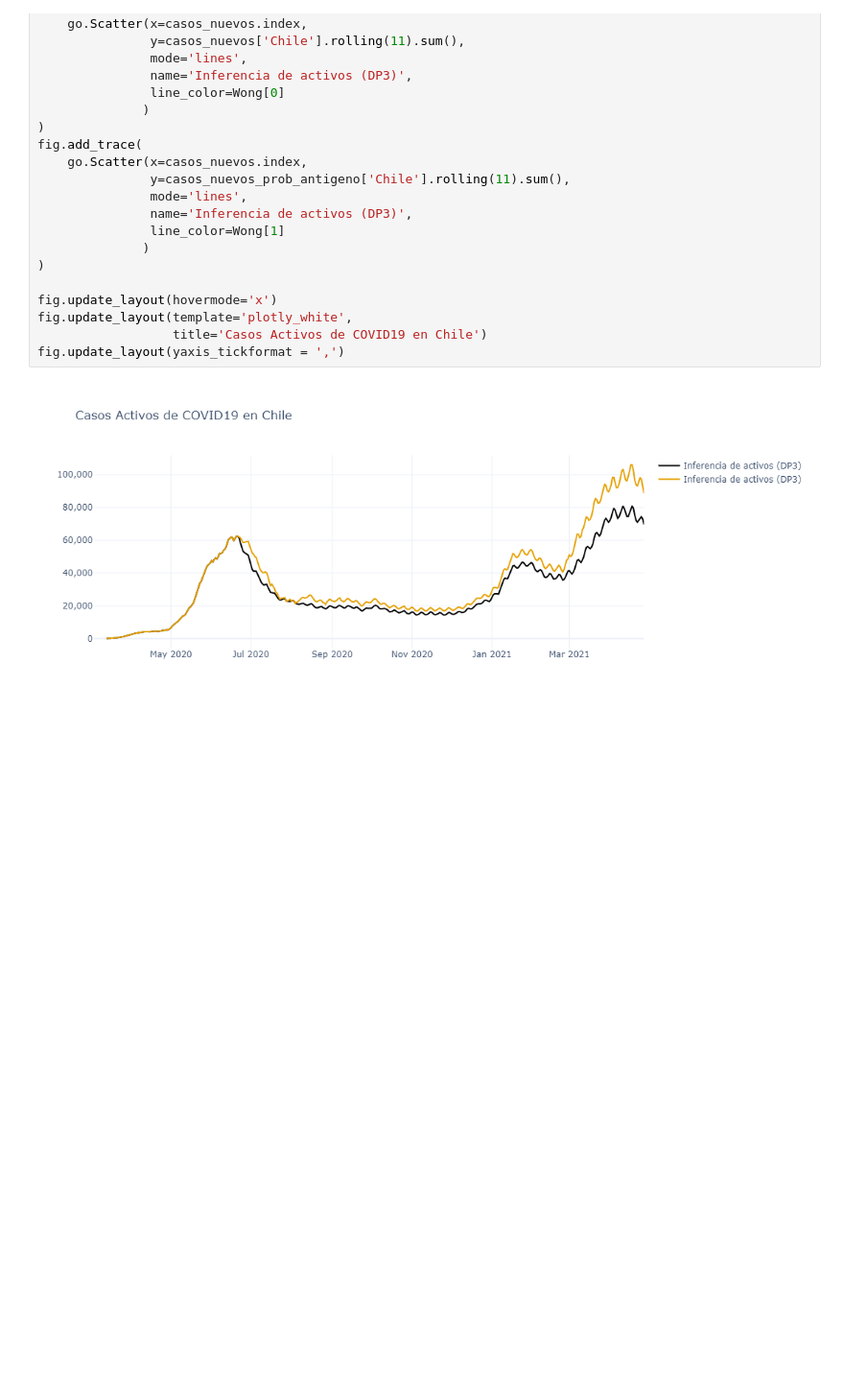
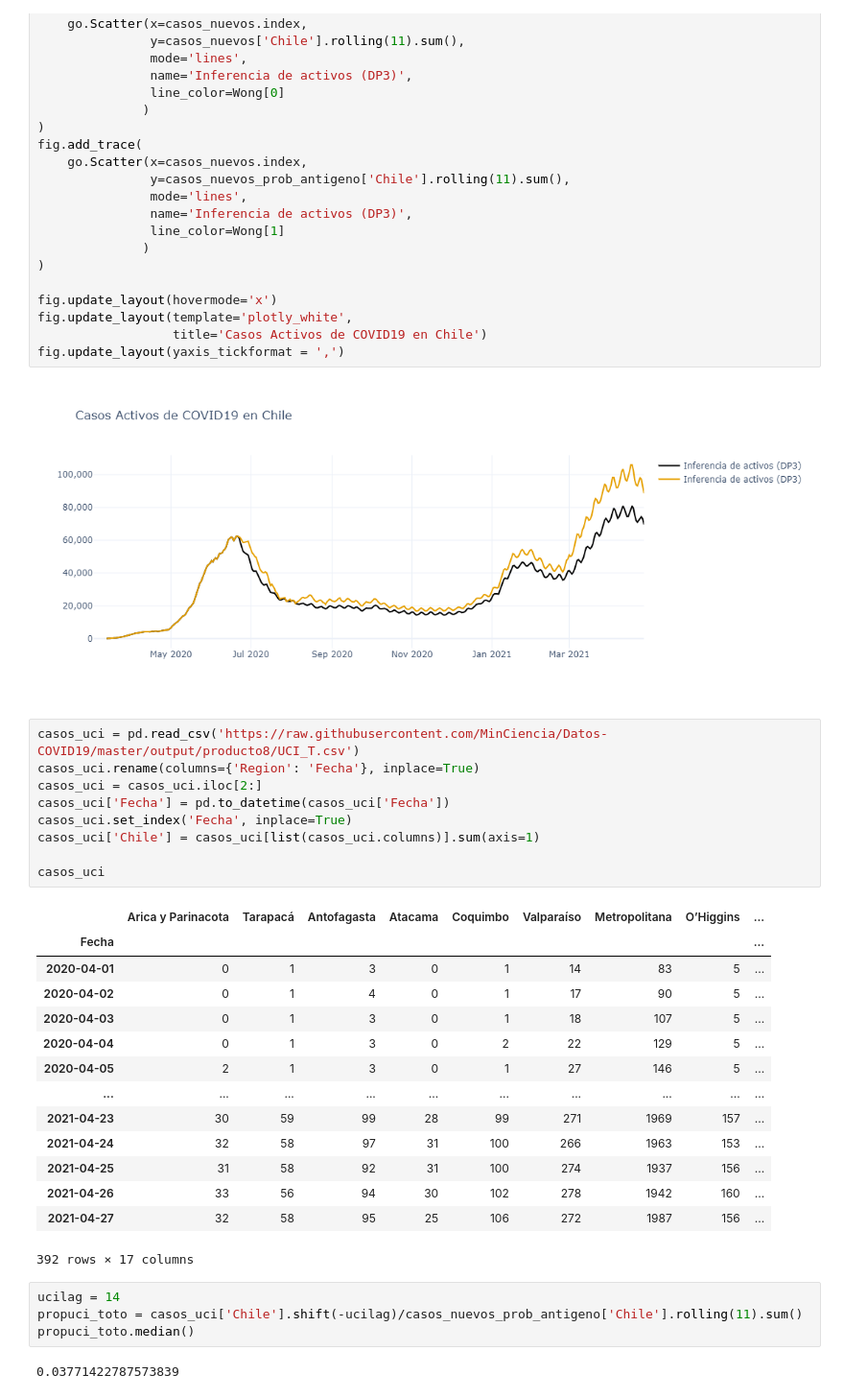
Before and after one commit to DLab/Analitica-Minsal, a Jupyter notebook: src/Notebooks/test_prob_antigeno.ipynb, the cells around one changed output. Shown at 96% size. Cells and saved outputs as stored; diff of their text form; blank space fills up the shorter version.

```diff
--- a/src/Notebooks/test_prob_antigeno.ipynb
+++ b/src/Notebooks/test_prob_antigeno.ipynb
@@ -57,3 +57,33 @@ fig.update_layout(template='plotly_white',
 fig.update_layout(yaxis_tickformat = ',')
 # %% [output]
 [figure]
+# %%
+casos_uci = pd.read_csv('https://raw.githubusercontent.com/MinCiencia/Datos-COVID19/master/output/producto8/UCI_T.csv')
+casos_uci.rename(columns={'Region': 'Fecha'}, inplace=True)
+casos_uci = casos_uci.iloc[2:]
+casos_uci['Fecha'] = pd.to_datetime(casos_uci['Fecha'])
+casos_uci.set_index('Fecha', inplace=True)
+casos_uci['Chile'] = casos_uci[list(casos_uci.columns)].sum(axis=1)
+
+casos_uci
+# %% [output]
+|  | Arica y Parinacota | Tarapacá | Antofagasta | Atacama | Coquimbo | Valparaíso | Metropolitana | O’Higgins | ... |
+| Fecha |  |  |  |  |  |  |  |  | ... |
+| 2020-04-01 | 0 | 1 | 3 | 0 | 1 | 14 | 83 | 5 | ... |
+| 2020-04-02 | 0 | 1 | 4 | 0 | 1 | 17 | 90 | 5 | ... |
+| 2020-04-03 | 0 | 1 | 3 | 0 | 1 | 18 | 107 | 5 | ... |
+| 2020-04-04 | 0 | 1 | 3 | 0 | 2 | 22 | 129 | 5 | ... |
+| 2020-04-05 | 2 | 1 | 3 | 0 | 1 | 27 | 146 | 5 | ... |
+| ... | ... | ... | ... | ... | ... | ... | ... | ... | ... |
+| 2021-04-23 | 30 | 59 | 99 | 28 | 99 | 271 | 1969 | 157 | ... |
+| 2021-04-24 | 32 | 58 | 97 | 31 | 100 | 266 | 1963 | 153 | ... |
+| 2021-04-25 | 31 | 58 | 92 | 31 | 100 | 274 | 1937 | 156 | ... |
+| 2021-04-26 | 33 | 56 | 94 | 30 | 102 | 278 | 1942 | 160 | ... |
+| 2021-04-27 | 32 | 58 | 95 | 25 | 106 | 272 | 1987 | 156 | ... |
+392 rows × 17 columns
+# %%
+ucilag = 14
+propuci_toto = casos_uci['Chile'].shift(-ucilag)/casos_nuevos_prob_antigeno['Chile'].rolling(11).sum()
+propuci_toto.median()
+# %% [output]
+0.03771422787573839
```
Also changed, not shown: 18 other files.
